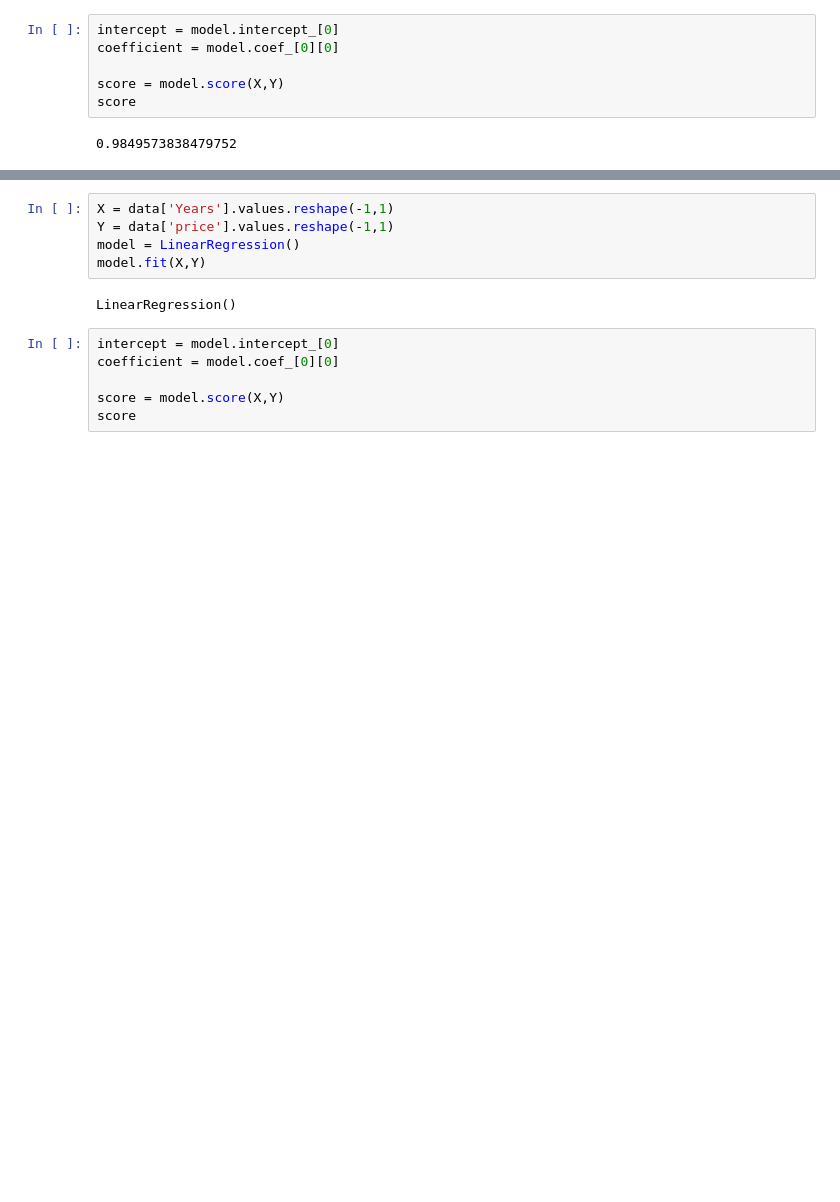
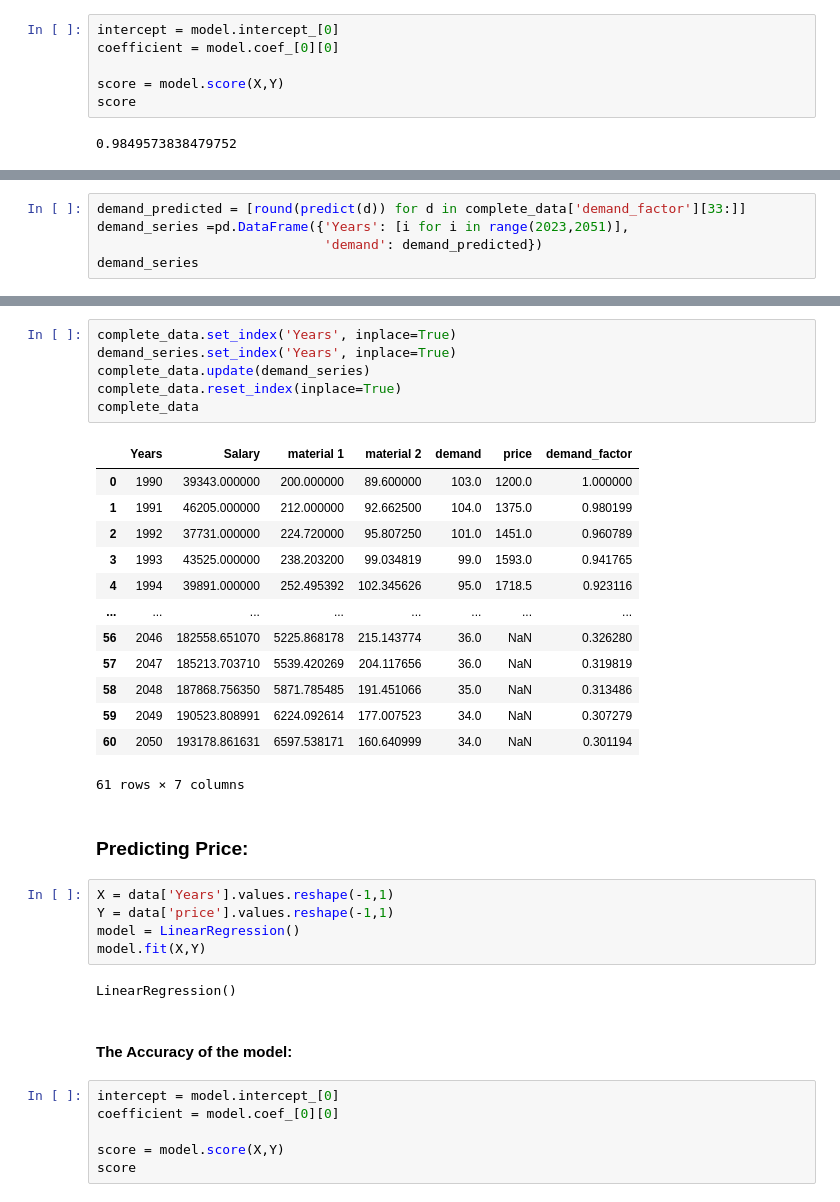
Before and after one commit to Hossein-MJafari/EEcon_Py_Project, a Jupyter notebook: Project.ipynb, the cells around one changed output, grey strips where cells are left out. Cells and saved outputs as stored; diff of their text form; blank space fills up the shorter version.

Commit message:
Finished Prediction.

```diff
--- a/Project.ipynb
+++ b/Project.ipynb
@@ -411,0 +412,5 @@ plt.show()
+# %%
+demand_predicted = [round(predict(d)) for d in complete_data['demand_factor'][33:]]
+demand_series =pd.DataFrame({'Years': [i for i in range(2023,2051)],
+                             'demand': demand_predicted})
+demand_series
@@ -412,3 +435,25 @@ plt.show()
+# %%
+complete_data.set_index('Years', inplace=True)
+demand_series.set_index('Years', inplace=True)
+complete_data.update(demand_series)
+complete_data.reset_index(inplace=True)
+complete_data
+# %% [output]
+|  | Years | Salary | material 1 | material 2 | demand | price | demand_factor |
+| 0 | 1990 | 39343.000000 | 200.000000 | 89.600000 | 103.0 | 1200.0 | 1.000000 |
+| 1 | 1991 | 46205.000000 | 212.000000 | 92.662500 | 104.0 | 1375.0 | 0.980199 |
+| 2 | 1992 | 37731.000000 | 224.720000 | 95.807250 | 101.0 | 1451.0 | 0.960789 |
+| 3 | 1993 | 43525.000000 | 238.203200 | 99.034819 | 99.0 | 1593.0 | 0.941765 |
+| 4 | 1994 | 39891.000000 | 252.495392 | 102.345626 | 95.0 | 1718.5 | 0.923116 |
+| ... | ... | ... | ... | ... | ... | ... | ... |
+| 56 | 2046 | 182558.651070 | 5225.868178 | 215.143774 | 36.0 | NaN | 0.326280 |
+| 57 | 2047 | 185213.703710 | 5539.420269 | 204.117656 | 36.0 | NaN | 0.319819 |
+| 58 | 2048 | 187868.756350 | 5871.785485 | 191.451066 | 35.0 | NaN | 0.313486 |
+| 59 | 2049 | 190523.808991 | 6224.092614 | 177.007523 | 34.0 | NaN | 0.307279 |
+| 60 | 2050 | 193178.861631 | 6597.538171 | 160.640999 | 34.0 | NaN | 0.301194 |
+61 rows × 7 columns
+# %% [markdown]
+### Predicting Price:
 # %%
 X = data['Years'].values.reshape(-1,1)
 Y = data['price'].values.reshape(-1,1)
@@ -416,6 +461,8 @@ model = LinearRegression()
 model.fit(X,Y)
 # %% [output]
 LinearRegression()
+# %% [markdown]
+#### The Accuracy of the model:
 # %%
 intercept = model.intercept_[0]
 coefficient = model.coef_[0][0]
```
Also changed, not shown: parts of 12 cells of this notebook.
